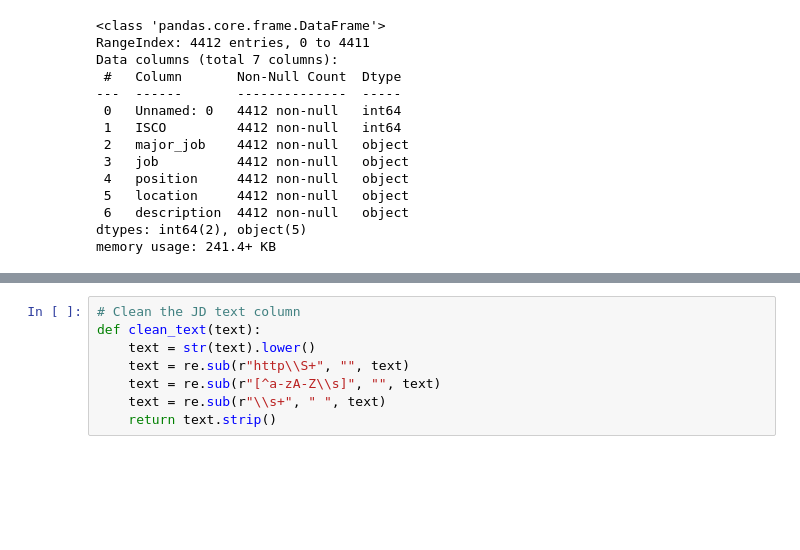
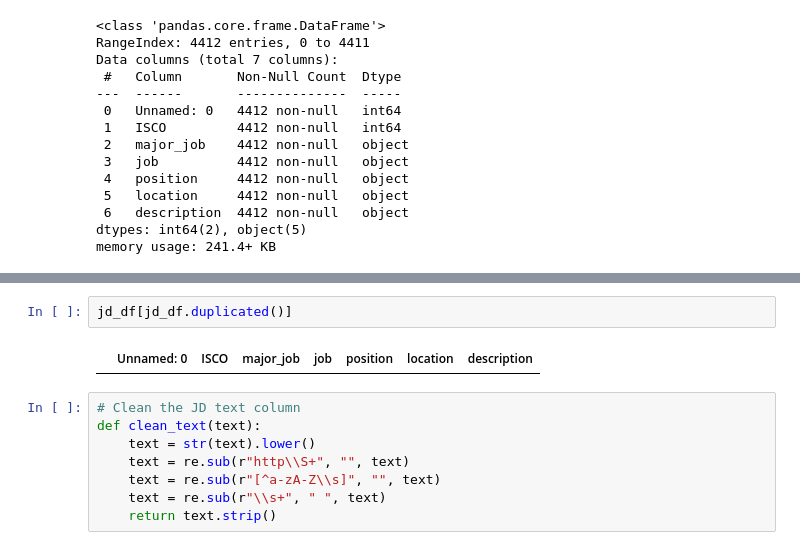
Before and after one commit to manan480/ai-resume-analyzer, a Jupyter notebook: notebooks/01_data_cleaning.ipynb, the cells around one changed output, grey strips where cells are left out. Saved outputs shown, nothing was run; the diff lists cells and outputs as text; blank space fills up the shorter version.

```diff
--- a/notebooks/01_data_cleaning.ipynb
+++ b/notebooks/01_data_cleaning.ipynb
@@ -205,4 +188,8 @@ cleaned_jd     0
 dtype: int64
+# %%
+jd_df[jd_df.duplicated()]
+# %% [output]
+|  | Unnamed: 0 | ISCO | major_job | job | position | location | description |
 # %%
 # Clean the JD text column
 def clean_text(text):
```
Also changed, not shown: parts of 6 cells of this notebook.
